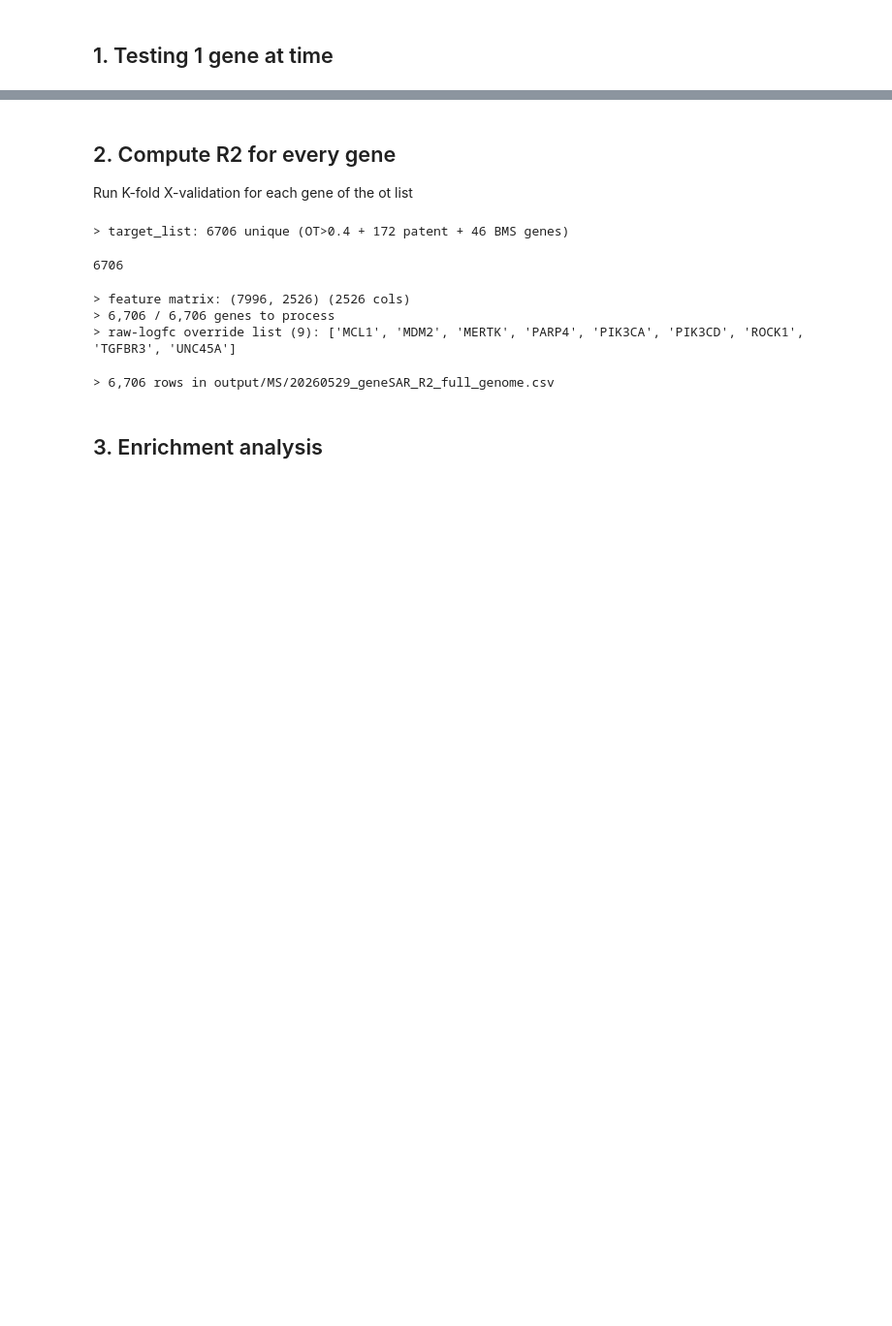
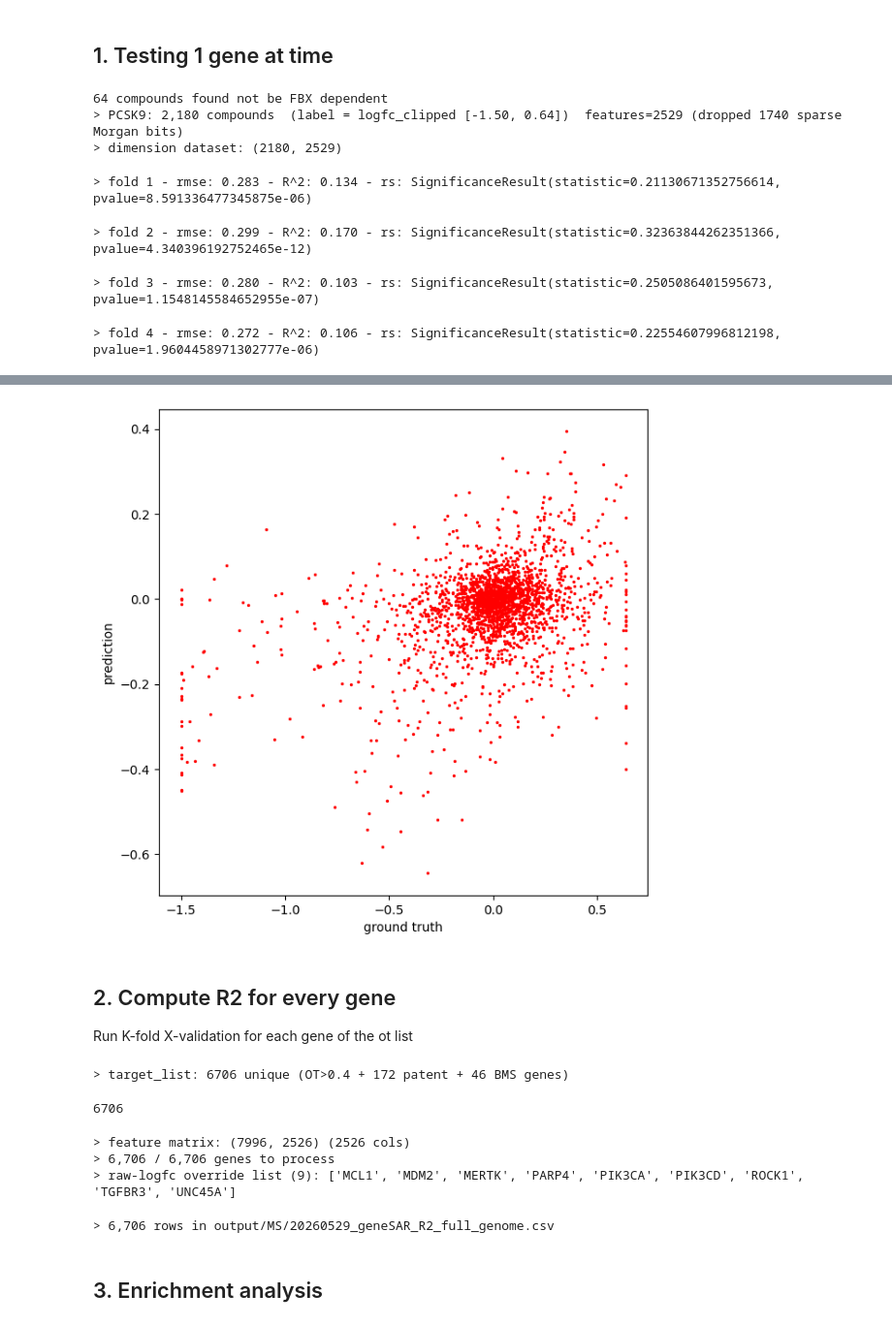
Before and after one commit to gtamo39/MS_ML, a Jupyter notebook: vignettes/MS_TargetML.ipynb, the cells around one changed output, grey strips where cells are left out. Shown at 97% size. Saved outputs shown, nothing was run; the diff lists cells and outputs as text; code cells hidden in the pictures; blank space fills up the shorter version.

```diff
--- a/vignettes/MS_TargetML.ipynb
+++ b/vignettes/MS_TargetML.ipynb
@@ -78,11 +77,15 @@ music['compound'] = 'X'+ music.index.astype(str)
 %%time
 ## latest library straight from CDD Vault (collections AJ/AK), compound name + smiles only
 if CHEMLIB_OVERWRITE:
-    serac_df = (get_df(vault=7108, collections=['AK', 'AJ'], columns=['name', 'smiles'])
-                .rename(columns={'Name': 'compound','SMILES':'smiles'}))
+    serac_df = (get_df(vault=7108, collections=['AK', 'AJ'], columns=['name', 'smiles','Px_validated_WT(yes/no)','Px_Ligase_dependent(yes/no)',
+                                                                      'Px_NameLigase_dependent','Px_Target_dependent','Px_Target_info' ])
+                .rename(columns={'name': 'compound'}))
     serac_df.to_csv(CHEMLIB_PATH,sep=',',index=False)
 else:
     serac_df = pd.read_csv(CHEMLIB_PATH)
 serac_df = serac_df.drop_duplicates()
+serac_df['Px_validated_WT(yes/no)'] = serac_df['Px_validated_WT(yes/no)'].astype('string').str.strip().str.lower().map({'yes': 1, 'no': 0})  # ['', 'yes', 'no'] -> [NaN, 1, 0]
+serac_df['Px_Ligase_dependent(yes/no)'] = serac_df['Px_Ligase_dependent(yes/no)'].astype('string').str.strip().str.lower().map({'yes': 1, 'no': 0})  # ['', 'yes', 'no'] -> [NaN, 1, 0]
+
 serac_df.shape
 # %% [output]
@@ -202,7 +213,7 @@ ax, comp = fn.plot_activity_composition_over_time(MS,dpi=50)
 %%time
 ## Get smiles from library and compute MF features
 print('> checking smiles')
-serac_df = serac_df.dropna().reset_index(drop=True)
+# serac_df = serac_df.dropna().reset_index(drop=True)
 failed_CMs = rdkit_tools.check_smiles_RDKiT(serac_df)
 serac_df = serac_df[~serac_df['compound'].isin(serac_df)]
 ## then compute features:
@@ -379,7 +391,7 @@ if 11 < 3:
 ##   4. 5-fold CV regression via ML_Reg.run_K_Fold_Xval_Regression.
 ##   5. Scatter predicted vs observed; annotate R² (squared Pearson, same as the screen).
 
-gene = 'KDM1B' # 'PCSK9' # 'GSPT1' # 'TGFB1' #  'UNC45A' #   'ANKZF1' #    'CYP24A1' #     'TUBB8' #  #   'ASNS' #  'TP53'  # 'PLIN2' # 'TMEM205' #
+gene = 'PCSK9' # 'KDM1B' # 'GSPT1' # 'TGFB1' #  'UNC45A' #   'ANKZF1' #    'CYP24A1' #     'TUBB8' #  #   'ASNS' #  'TP53'  # 'PLIN2' # 'TMEM205' #
 tardf = df_raw[df_raw['genes']==gene]
 
 # ,'PCSK9'
@@ -410,11 +422,19 @@ tardf_ml = (tardf.assign(label=tardf_lbl)
 # _drop   = [c for c in _morgan if MF_features_[c].mean() <= 0.02]
 # _features_used = MF_features_.drop(columns=_drop)
 ML_data = pd.merge(MF_features, tardf_ml, on='compound').dropna()
+
+# remove "contaminated" compound:
+ML_data = ML_data[~ML_data['compound'].isin(CM2RM)]
+
+# remove compounds where activity is ligase independent
+cms_no_fbx = list(serac_df[ (serac_df['Px_Ligase_dependent(yes/no)']==0) | (serac_df['Px_validated_WT(yes/no)']==0) ]['compound'].unique())
+
+print(f"{len(cms_no_fbx)} compounds found not be FBX dependent")
+ML_data = ML_data[~ML_data['compound'].isin(cms_no_fbx)]
+
 print(f'> {gene}: {len(ML_data):,} compounds  (label = {_label_src})  '
       f'features={MF_features.shape[1]-1} (dropped {len(_drop)} sparse Morgan bits)')
 
-# remove "contaminated" compound:
-ML_data = ML_data[~ML_data['compound'].isin(CM2RM)]
 
 # 4) 5-fold CV regression — same RF config as the production screen (H236)
 model = RandomForestRegressor(n_estimators=200, max_depth=20,
@@ -427,3 +447,11 @@ trained_model, df_pred = ML_Reg.run_K_Fold_Xval_Regression(
     col_to_rm=['compound', 'label'], ID='compound',
     get_ints=False, v=True, to_impute=None, rm_empty_cols=False,
 )
+# %% [output]
+64 compounds found not be FBX dependent
+> PCSK9: 2,180 compounds  (label = logfc_clipped [-1.50, 0.64])  features=2529 (dropped 1740 sparse Morgan bits)
+> dimension dataset: (2180, 2529)
+> fold 1 - rmse: 0.283 - R^2: 0.134 - rs: SignificanceResult(statistic=0.21130671352756614, pvalue=8.591336477345875e-06)
+> fold 2 - rmse: 0.299 - R^2: 0.170 - rs: SignificanceResult(statistic=0.32363844262351366, pvalue=4.340396192752465e-12)
+> fold 3 - rmse: 0.280 - R^2: 0.103 - rs: SignificanceResult(statistic=0.2505086401595673, pvalue=1.1548145584652955e-07)
+> fold 4 - rmse: 0.272 - R^2: 0.106 - rs: SignificanceResult(statistic=0.22554607996812198, pvalue=1.9604458971302777e-06)
@@ -430,3 +462,4 @@ trained_model, df_pred = ML_Reg.run_K_Fold_Xval_Regression(
+[figure, added]
 # %%
 ML_Class.classification_from_regression_pred(df_pred, -.5, sign='>=')
 # %%
```
Also changed, not shown: parts of 44 cells of this notebook, 8 other files.
